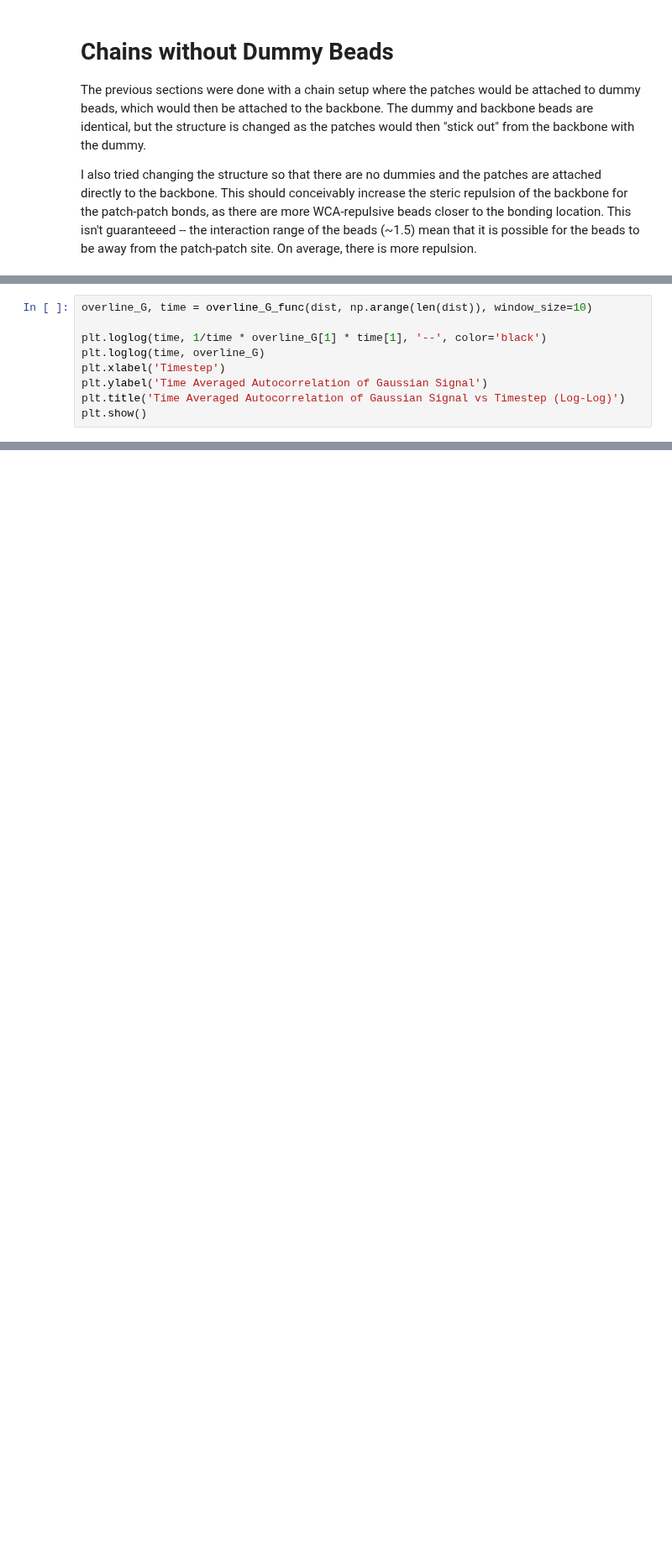
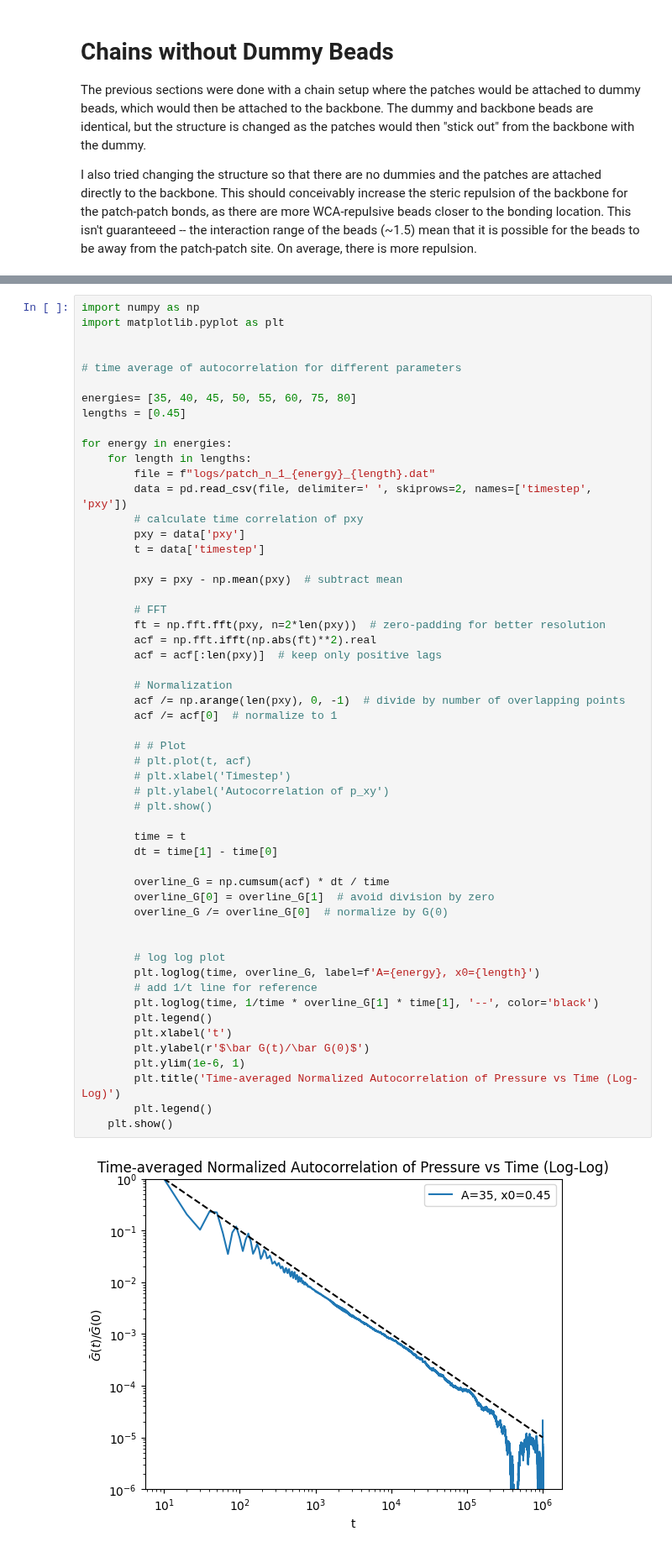
Before and after one commit to anotherbeaver/amine_polymers, a Jupyter notebook: logs/dyn_modulus 15 October.ipynb, the cells around one changed output, grey strips where cells are left out. Shown at 84% size. Saved outputs shown, nothing was run; the diff lists cells and outputs as text; blank space fills up the shorter version.

```diff
--- a/logs/dyn_modulus 15 October.ipynb
+++ b/logs/dyn_modulus 15 October.ipynb
@@ -315,9 +251,0 @@ plt.show()
-# %%
-overline_G, time = overline_G_func(dist, np.arange(len(dist)), window_size=10)
-
-plt.loglog(time, 1/time * overline_G[1] * time[1], '--', color='black')
-plt.loglog(time, overline_G)
-plt.xlabel('Timestep')
-plt.ylabel('Time Averaged Autocorrelation of Gaussian Signal')
-plt.title('Time Averaged Autocorrelation of Gaussian Signal vs Timestep (Log-Log)')
-plt.show()
@@ -359,0 +254,56 @@ for n_patches in n:
+# %%
+import numpy as np
+import matplotlib.pyplot as plt
+
+
+# time average of autocorrelation for different parameters
+
+energies= [35, 40, 45, 50, 55, 60, 75, 80]
+lengths = [0.45]
+
+for energy in energies:
+    for length in lengths:
+        file = f"logs/patch_n_1_{energy}_{length}.dat"
+        data = pd.read_csv(file, delimiter=' ', skiprows=2, names=['timestep', 'pxy'])
+        # calculate time correlation of pxy
+        pxy = data['pxy']
+        t = data['timestep']
+
+        pxy = pxy - np.mean(pxy)  # subtract mean
+
+        # FFT
+        ft = np.fft.fft(pxy, n=2*len(pxy))  # zero-padding for better resolution
+        acf = np.fft.ifft(np.abs(ft)**2).real
+        acf = acf[:len(pxy)]  # keep only positive lags
+
+        # Normalization
+        acf /= np.arange(len(pxy), 0, -1)  # divide by number of overlapping points
+        acf /= acf[0]  # normalize to 1
+
+        # # Plot
+        # plt.plot(t, acf)
+        # plt.xlabel('Timestep')
+        # plt.ylabel('Autocorrelation of p_xy')
+        # plt.show()
+
+        time = t
+        dt = time[1] - time[0]
+
+        overline_G = np.cumsum(acf) * dt / time
+        overline_G[0] = overline_G[1]  # avoid division by zero
+        overline_G /= overline_G[0]  # normalize by G(0)
+
+
+        # log log plot
+        plt.loglog(time, overline_G, label=f'A={energy}, x0={length}')
+        # add 1/t line for reference
+        plt.loglog(time, 1/time * overline_G[1] * time[1], '--', color='black')
+        plt.legend()
+        plt.xlabel('t')
+        plt.ylabel(r'$\bar G(t)/\bar G(0)$')
+        plt.ylim(1e-6, 1)
+        plt.title('Time-averaged Normalized Autocorrelation of Pressure vs Time (Log-Log)')
+        plt.legend()
+    plt.show()
+# %% [output]
+[figure, added]
```
Also changed, not shown: parts of 16 cells of this notebook, 2 other files.
